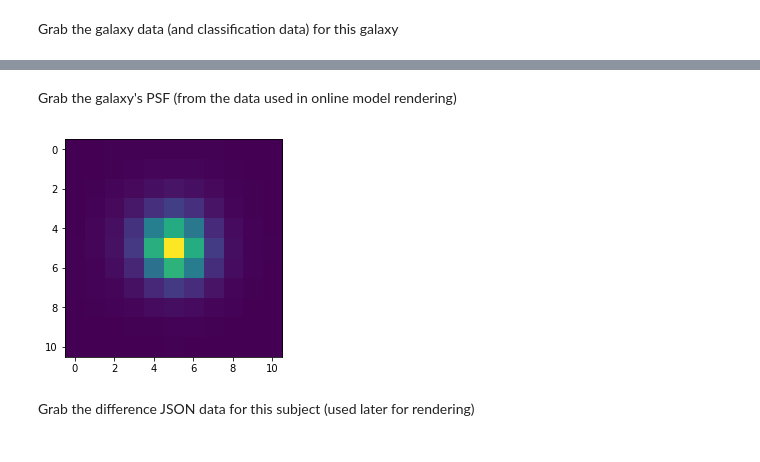
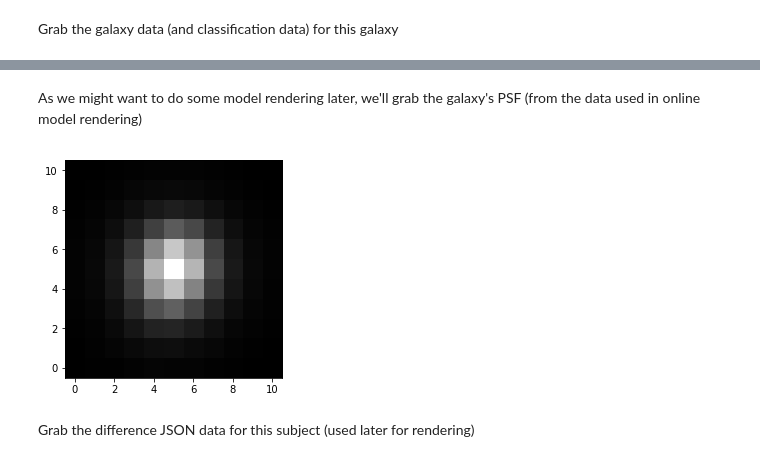
Before and after one commit to tingard/Galaxy-builder-aggregation, a Jupyter notebook: component-clustering/cluster-bulge-disk.ipynb, the cells around one changed output, grey strips where cells are left out. Saved outputs shown, nothing was run; the diff lists cells and outputs as text; code cells hidden in the pictures.

```diff
--- a/component-clustering/cluster-bulge-disk.ipynb
+++ b/component-clustering/cluster-bulge-disk.ipynb
@@ -51,3 +28,5 @@ subject_id = 21097008
+# %%
+subject_id = 20902086 # 20902064
 # %% [markdown]
 Implement a temporary way of reading in data till the zooniverse CSV export is fixed:
 # %%
@@ -85,10 +63,10 @@ Working on galaxy 21097008
 # %% [markdown]
-Grab the galaxy's PSF (from the data used in online model rendering)
+As we might want to do some model rendering later, we'll grab the galaxy's PSF (from the data used in online model rendering)
 # %%
 psf = gu.get_psf(subject_id)
-plt.imshow(psf); None
+_ = plt.imshow(psf, origin='lower', cmap='gray')
 # %% [output]
-[figure, old version]
+[figure, new version]
 # %% [markdown]
 Grab the difference JSON data for this subject (used later for rendering)
 # %%
```
Also changed, not shown: parts of 75 cells of this notebook, 7 other files.
